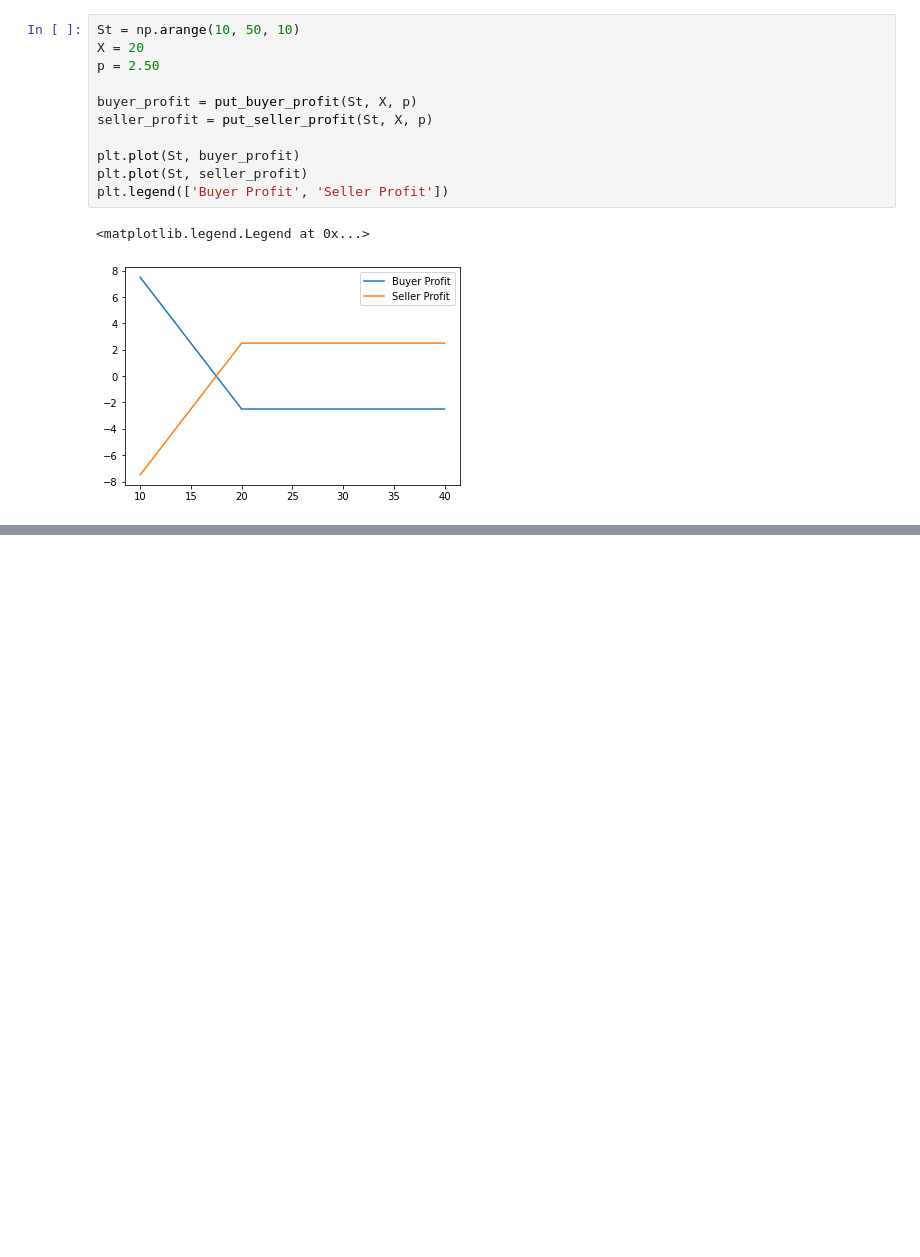
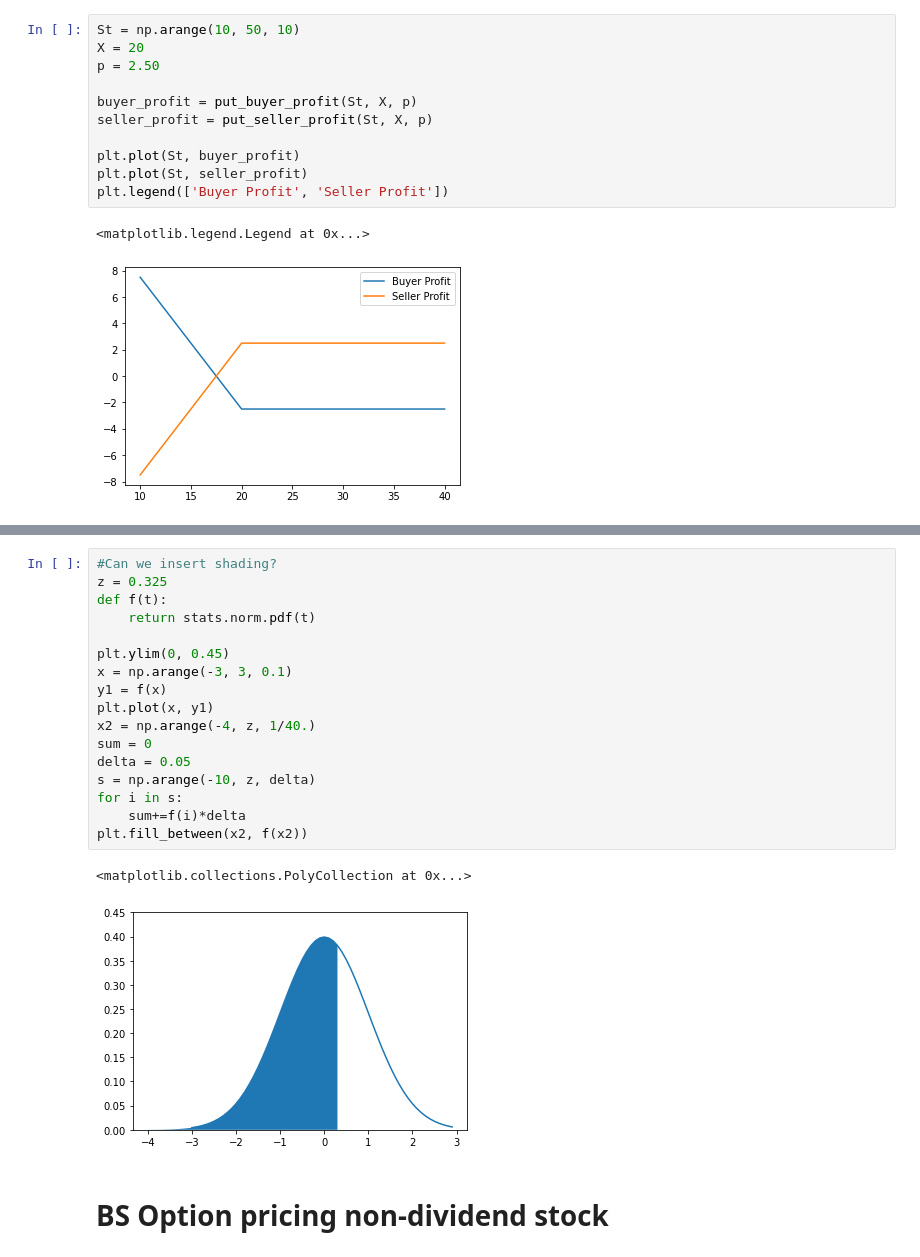
Before and after one commit to malharmkm/pyth-finance, a Jupyter notebook: black_scholes.ipynb, the cells around one changed output, grey strips where cells are left out. Cells and saved outputs as stored; diff of their text form; blank space fills up the shorter version.

```diff
--- a/black_scholes.ipynb
+++ b/black_scholes.ipynb
@@ -78,0 +100,22 @@ plt.legend(['Buyer Profit', 'Seller Profit'])
+# %%
+#Can we insert shading?
+z = 0.325
+def f(t):
+    return stats.norm.pdf(t)
+
+plt.ylim(0, 0.45)
+x = np.arange(-3, 3, 0.1)
+y1 = f(x)
+plt.plot(x, y1)
+x2 = np.arange(-4, z, 1/40.)
+sum = 0
+delta = 0.05
+s = np.arange(-10, z, delta)
+for i in s:
+    sum+=f(i)*delta
+plt.fill_between(x2, f(x2))
+# %% [output]
+<matplotlib.collections.PolyCollection at 0x...>
+[figure, added]
+# %% [markdown]
+# BS Option pricing non-dividend stock
```
Also changed, not shown: parts of 4 cells of this notebook, 1 other file.
